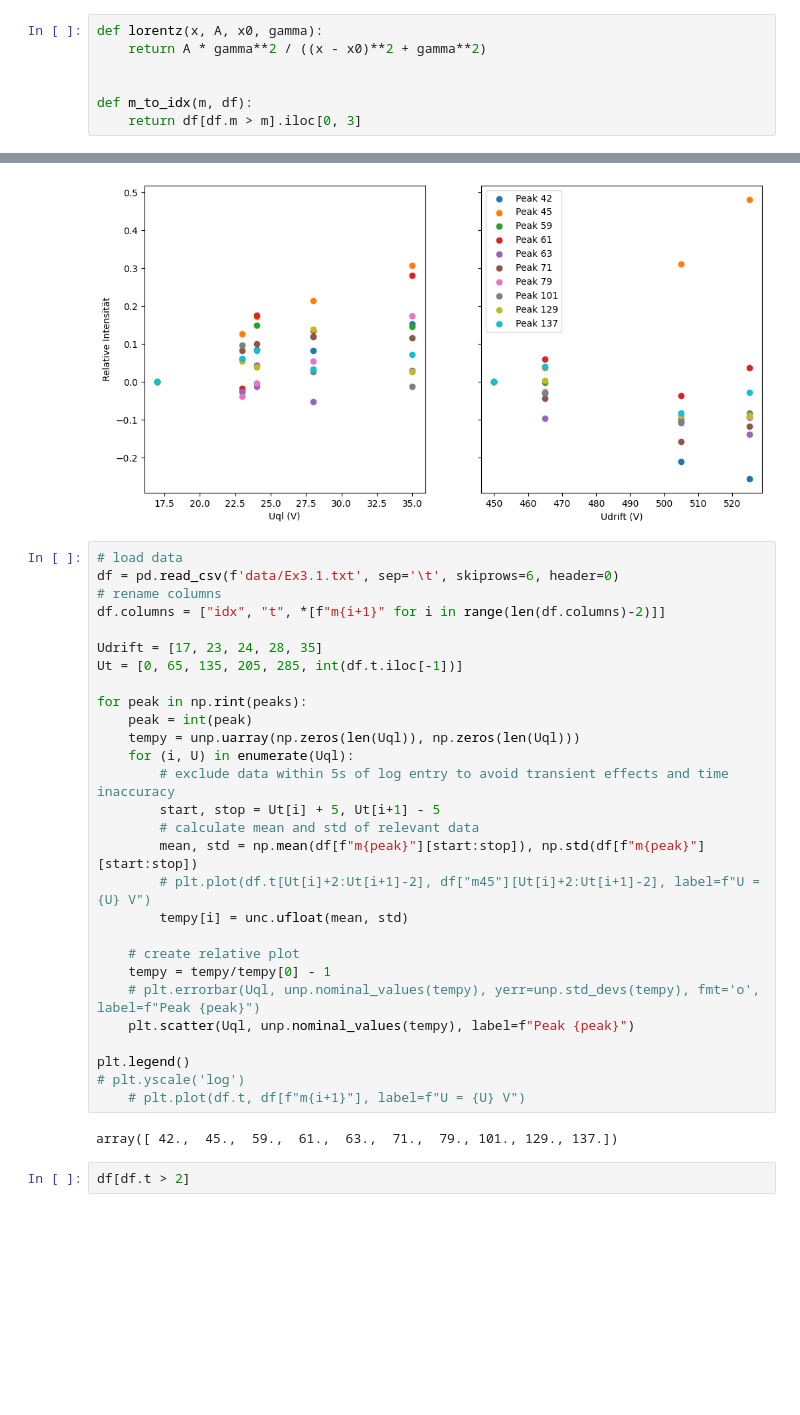
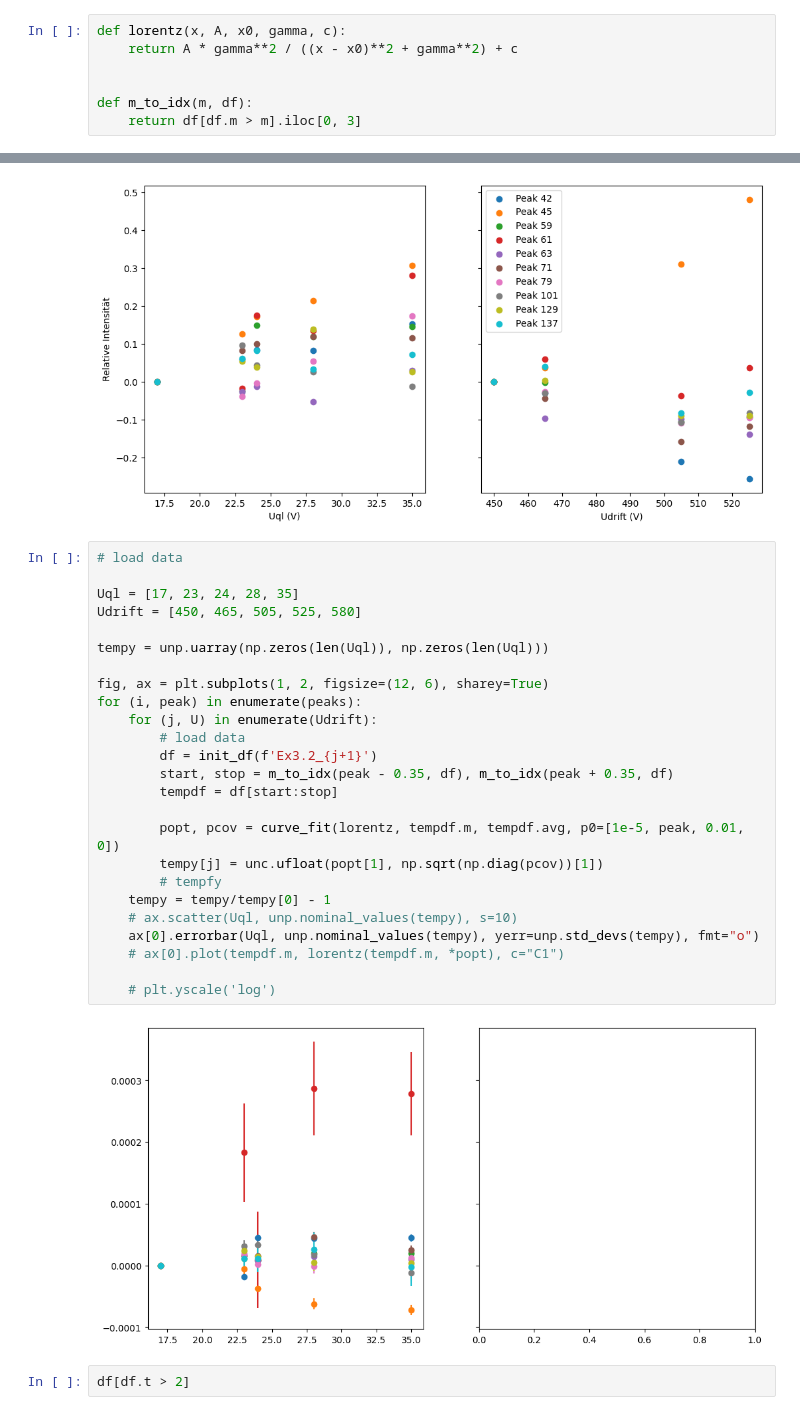
Before and after one commit to alexanderhelbok/fp1, a Jupyter notebook: 07_Massenspektroskopie/Massenspektrometer_auswertung.ipynb, the cells around one changed output, grey strips where cells are left out. Cells and saved outputs as stored; diff of their text form; blank space fills up the shorter version.

```diff
--- a/07_Massenspektroskopie/Massenspektrometer_auswertung.ipynb
+++ b/07_Massenspektroskopie/Massenspektrometer_auswertung.ipynb
@@ -67,8 +67,8 @@ backdf = init_df('Background')
 df = init_df('Ex2.4')
 df["davg"] = df.avg - backdf.avg
 # %%
-def lorentz(x, A, x0, gamma):
-    return A * gamma**2 / ((x - x0)**2 + gamma**2)
+def lorentz(x, A, x0, gamma, c):
+    return A * gamma**2 / ((x - x0)**2 + gamma**2) + c
 
 
 def m_to_idx(m, df):
@@ -179,36 +179,33 @@ plt.legend()
 # %% [output]
 <matplotlib.legend.Legend at 0x...>
 [figure]
-# %%
-# load data
-df = pd.read_csv(f'data/Ex3.1.txt', sep='\t', skiprows=6, header=0)
-# rename columns
-df.columns = ["idx", "t", *[f"m{i+1}" for i in range(len(df.columns)-2)]]
-
-Udrift = [17, 23, 24, 28, 35]
-Ut = [0, 65, 135, 205, 285, int(df.t.iloc[-1])]
-
-for peak in np.rint(peaks):
-    peak = int(peak)
-    tempy = unp.uarray(np.zeros(len(Uql)), np.zeros(len(Uql)))
-    for (i, U) in enumerate(Uql):
-        # exclude data within 5s of log entry to avoid transient effects and time inaccuracy
-        start, stop = Ut[i] + 5, Ut[i+1] - 5
-        # calculate mean and std of relevant data
-        mean, std = np.mean(df[f"m{peak}"][start:stop]), np.std(df[f"m{peak}"][start:stop])
-        # plt.plot(df.t[Ut[i]+2:Ut[i+1]-2], df["m45"][Ut[i]+2:Ut[i+1]-2], label=f"U = {U} V")
-        tempy[i] = unc.ufloat(mean, std)
-
-    # create relative plot
-    tempy = tempy/tempy[0] - 1
-    # plt.errorbar(Uql, unp.nominal_values(tempy), yerr=unp.std_devs(tempy), fmt='o', label=f"Peak {peak}")
-    plt.scatter(Uql, unp.nominal_values(tempy), label=f"Peak {peak}")
-
-plt.legend()
-# plt.yscale('log')
-    # plt.plot(df.t, df[f"m{i+1}"], label=f"U = {U} V")
-# %% [output]
-array([ 42.,  45.,  59.,  61.,  63.,  71.,  79., 101., 129., 137.])
+# %%
+# load data
+
+Uql = [17, 23, 24, 28, 35]
+Udrift = [450, 465, 505, 525, 580]
+
+tempy = unp.uarray(np.zeros(len(Uql)), np.zeros(len(Uql)))
+
+fig, ax = plt.subplots(1, 2, figsize=(12, 6), sharey=True)
+for (i, peak) in enumerate(peaks):
+    for (j, U) in enumerate(Udrift):
+        # load data
+        df = init_df(f'Ex3.2_{j+1}')
+        start, stop = m_to_idx(peak - 0.35, df), m_to_idx(peak + 0.35, df)
+        tempdf = df[start:stop]
+
+        popt, pcov = curve_fit(lorentz, tempdf.m, tempdf.avg, p0=[1e-5, peak, 0.01, 0])
+        tempy[j] = unc.ufloat(popt[1], np.sqrt(np.diag(pcov))[1])
+        # tempfy
+    tempy = tempy/tempy[0] - 1
+    # ax.scatter(Uql, unp.nominal_values(tempy), s=10)
+    ax[0].errorbar(Uql, unp.nominal_values(tempy), yerr=unp.std_devs(tempy), fmt="o")
+    # ax[0].plot(tempdf.m, lorentz(tempdf.m, *popt), c="C1")
+
+    # plt.yscale('log')
+# %% [output]
+[figure, added]
 # %%
 df[df.t > 2]
 # %% [output]
```
Also changed, not shown: parts of 1 cell of this notebook, 17 other files.
